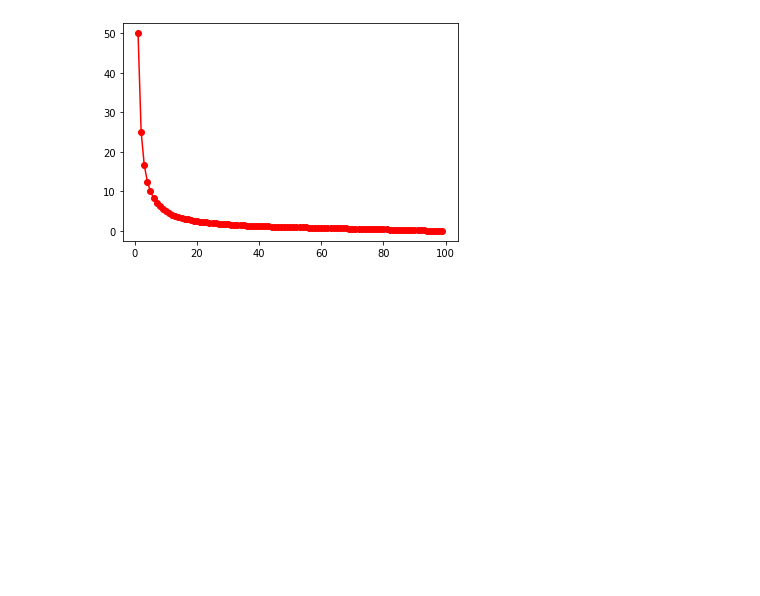
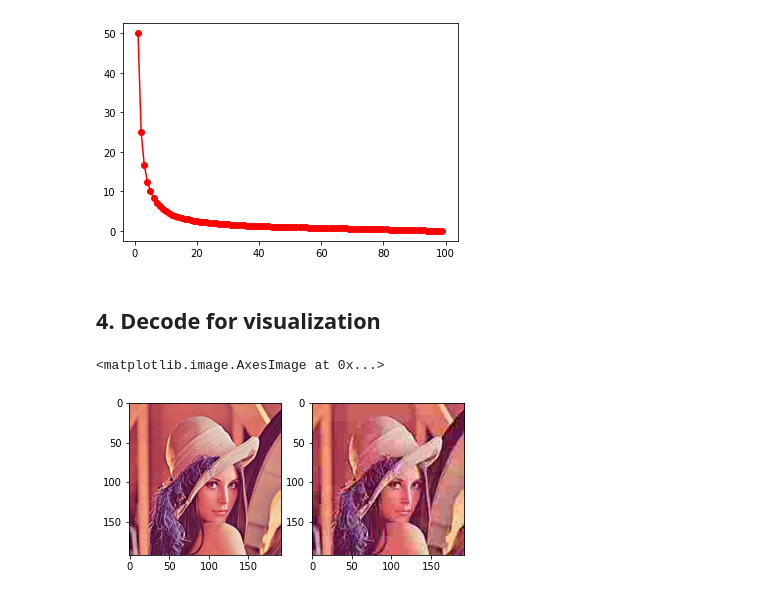
Before and after one commit to wayne0git/signal_image_process, a Jupyter notebook: jpeg_encode.ipynb, the cells around one changed output. Drawn from its saved outputs; the diff is of its cells as text; code cells hidden in the pictures; blank space fills up the shorter version.

```diff
--- a/jpeg_encode.ipynb
+++ b/jpeg_encode.ipynb
@@ -14,7 +14,7 @@ import numpy as np
 B = 8
 
 # JPEG Quality factor
-QF = 99.0   # 1 ~ 99
+QF = 10.0   # 1 ~ 99
 # %%
 # Quantization Table (Luma / Chroma)
 QY=np.array([[16,11,10,16,24,40,51,61],
@@ -38,6 +38,10 @@ QC=np.array([[17,18,24,47,99,99,99,99],
 ## 1. Read data
 # %%
 img = cv2.imread('lena.jpg')
+# %%
+# Crop image to integer multiples of block size (Multiply 2 due to chroma subsample)
+n_row, n_col = img.shape[:2]
+img = img[:(n_row // (B * 2)) * (B * 2), :(n_col // (B * 2)) * (B * 2)]
 # %% [markdown]
 ## 2. Color Conversion (RGB => YCbCr) (With chroma subsample, 420)
 # %%
@@ -48,8 +52,7 @@ cr_sub = cv2.boxFilter(img_ycrcb[..., 1], ddepth=-1, ksize=(2, 2))[::2, ::2]
 cb_sub = cv2.boxFilter(img_ycrcb[..., 2], ddepth=-1, ksize=(2, 2))[::2, ::2]
 # %%
 # Concatenate Y / Cr / Cb
-img_ycrcb = cv2.cvtColor(img, cv2.COLOR_BGR2YCrCb)
-ycrcb = [img_ycrcb, cr_sub, cb_sub]
+ycrcb = [img_ycrcb[..., 0], cr_sub, cb_sub]
 # %% [markdown]
 ## 3. DCT & Quantization
 # %%
@@ -100,0 +98,36 @@ for channel in ycrcb:
+# %% [markdown]
+## 4. Decode for visualization
+# %%
+# JPEG Decode
+img_ycrcb_jpg = np.zeros_like(img)
+
+for ind, channel in enumerate(ycrcb_q):
+    n_row, n_col = channel.shape[:2]
+    n_blk_row, n_blk_col = n_row // B, n_col // B
+
+    channel_jpg = np.zeros((n_row, n_col), np.uint8)
+    for rid in range(n_blk_row):
+        for cid in range(n_blk_col):
+            # De-quantize
+            dct_blk = channel[rid * B:(rid + 1) * B, cid * B:(cid + 1) * B] * q_table[ind]
+
+            # Inverse DCT & De-normalization
+            cur_blk = np.round(cv2.idct(dct_blk)) + 128
+            cur_blk = np.clip(cur_blk, 0, 255)
+            channel_jpg[rid * B:(rid + 1) * B, cid * B:(cid + 1) * B] = cur_blk
+
+    # Chroma Upsample
+    channel_jpg = cv2.resize(channel_jpg, (img.shape[1], img.shape[0]))
+    img_ycrcb_jpg[..., ind] = np.round(channel_jpg)
+
+# Color conversion (YCrCb => BGR)
+img_bgr_jpg = cv2.cvtColor(img_ycrcb_jpg, cv2.COLOR_YCR_CB2BGR)
+# %%
+# Visualize JPEG encode result
+plt.subplot(121)
+plt.imshow(cv2.cvtColor(img, cv2.COLOR_BGR2RGB))
+plt.subplot(122)
+plt.imshow(cv2.cvtColor(img_bgr_jpg, cv2.COLOR_BGR2RGB))
+# %% [output]
+<matplotlib.image.AxesImage at 0x...>
+[figure, added]
```
Also changed, not shown: parts of 2 cells of this notebook.
